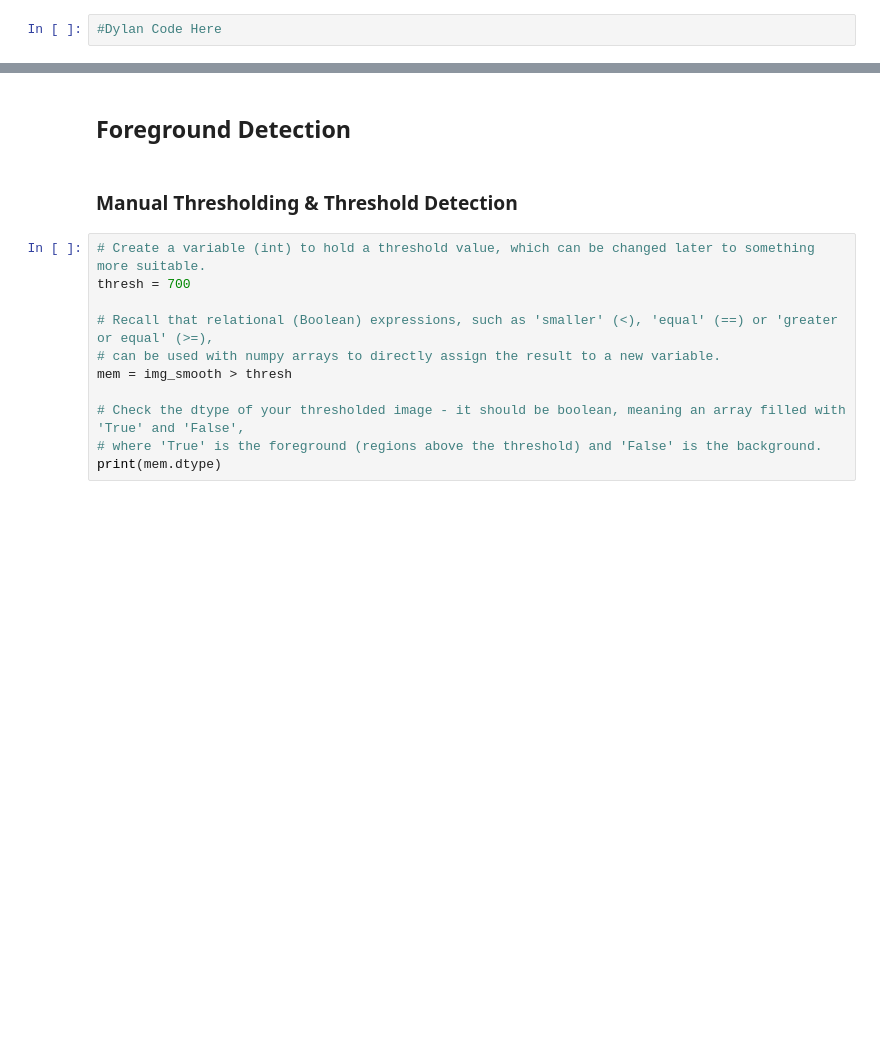
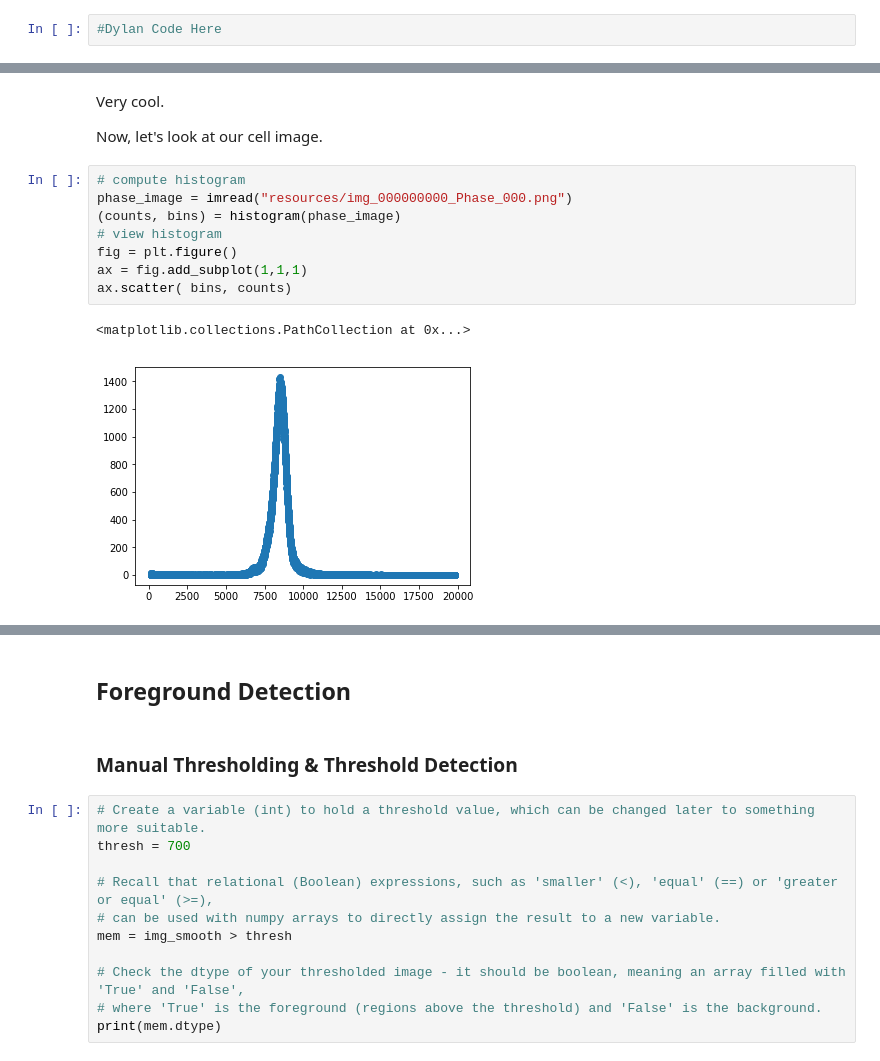
Before and after one commit to vanvalenlab/intro-to-deepcell, a Jupyter notebook: Day2_ImageProcessing.ipynb, the cells around one changed output, grey strips where cells are left out. Saved outputs shown, nothing was run; the diff lists cells and outputs as text; blank space fills up the shorter version.

```diff
--- a/Day2_ImageProcessing.ipynb
+++ b/Day2_ImageProcessing.ipynb
@@ -212,0 +218,15 @@ In `skimage`, there are multiple functions inside the `skimage.exposure` module
+# %% [markdown]
+Very cool.
+
+Now, let's look at our cell image.
+# %%
+# compute histogram
+phase_image = imread("resources/img_000000000_Phase_000.png")
+(counts, bins) = histogram(phase_image)
+# view histogram
+fig = plt.figure()
+ax = fig.add_subplot(1,1,1)
+ax.scatter( bins, counts)
+# %% [output]
+<matplotlib.collections.PathCollection at 0x...>
+[figure, added]
```
Also changed, not shown: parts of 25 cells of this notebook.
